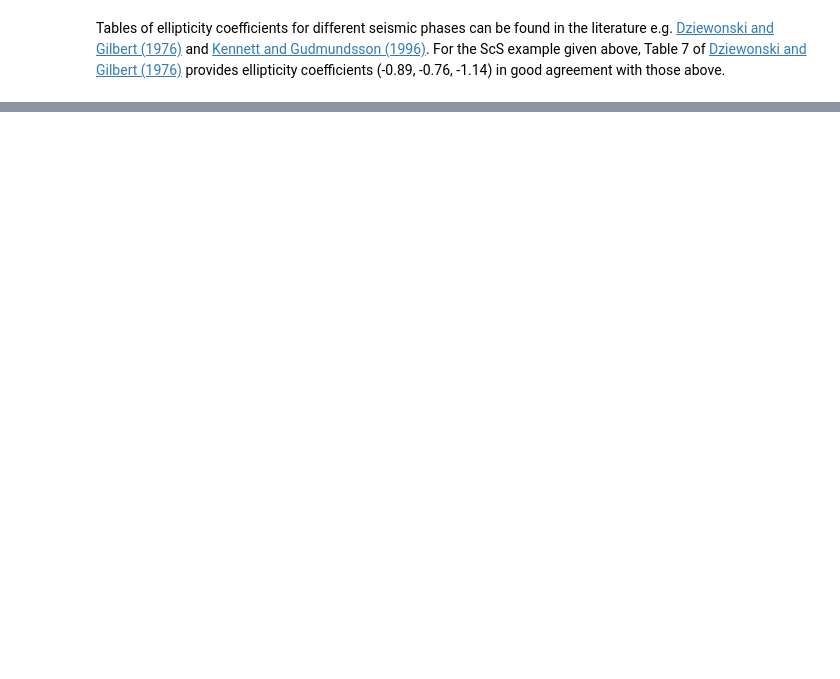
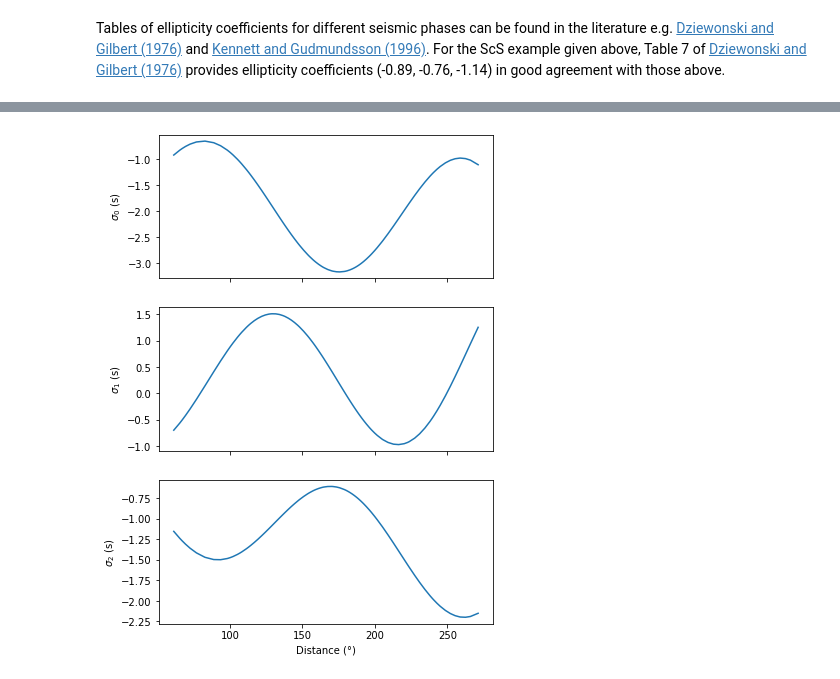
Before and after one commit to StuartJRussell/EllipticiPy, a Jupyter notebook: src/example_coefficients.ipynb, the cells around one changed output, grey strips where cells are left out. Cells and saved outputs as stored; diff of their text form; code cells hidden in the pictures; blank space fills up the shorter version.

Commit message:
Add an example of table to notebook.

```diff
--- a/src/example_coefficients.ipynb
+++ b/src/example_coefficients.ipynb
@@ -21,0 +25,17 @@ Tables of ellipticity coefficients for different seismic phases can be found in
+# %%
+import matplotlib.pyplot as plt
+from ellipticipy.tools import table_ellipticity_coefficients
+
+table = table_ellipticity_coefficients("SKKS", model, source_depth_in_km=200.0)
+
+f, (ax1, ax2, ax3) = plt.subplots(3, 1, sharex=True, figsize=(6,9))
+ax1.plot(table["degrees"], table['ellip_coeffs'][:,0], '-')
+ax1.set_ylabel("$\sigma_0$ (s)")
+ax2.plot(table["degrees"], table['ellip_coeffs'][:,1], '-')
+ax2.set_ylabel("$\sigma_1$ (s)")
+ax3.plot(table["degrees"], table['ellip_coeffs'][:,2], '-')
+ax3.set_ylabel("$\sigma_2$ (s)")
+ax3.set_xlabel("Distance (°)")
+plt.show()
+# %% [output]
+[figure, added]
```
Also changed, not shown: parts of 2 cells of this notebook.
